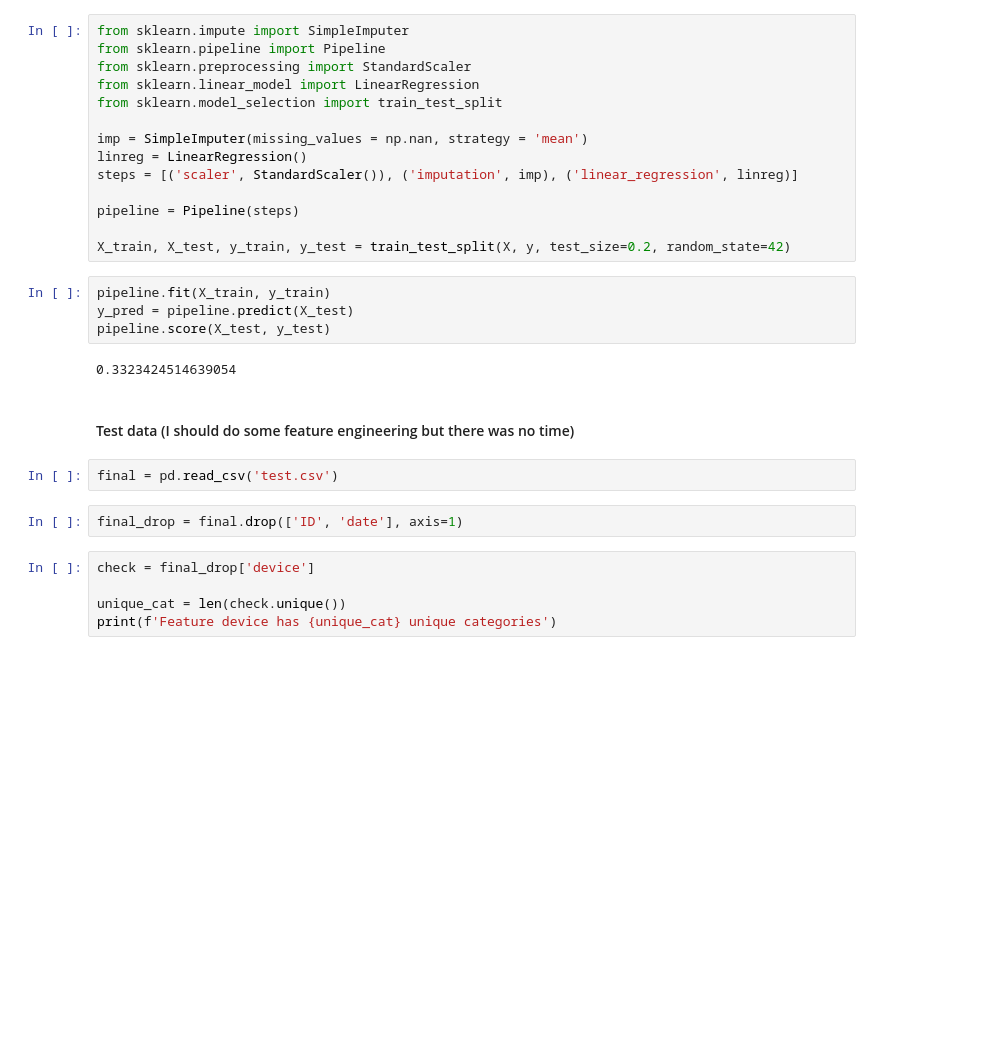
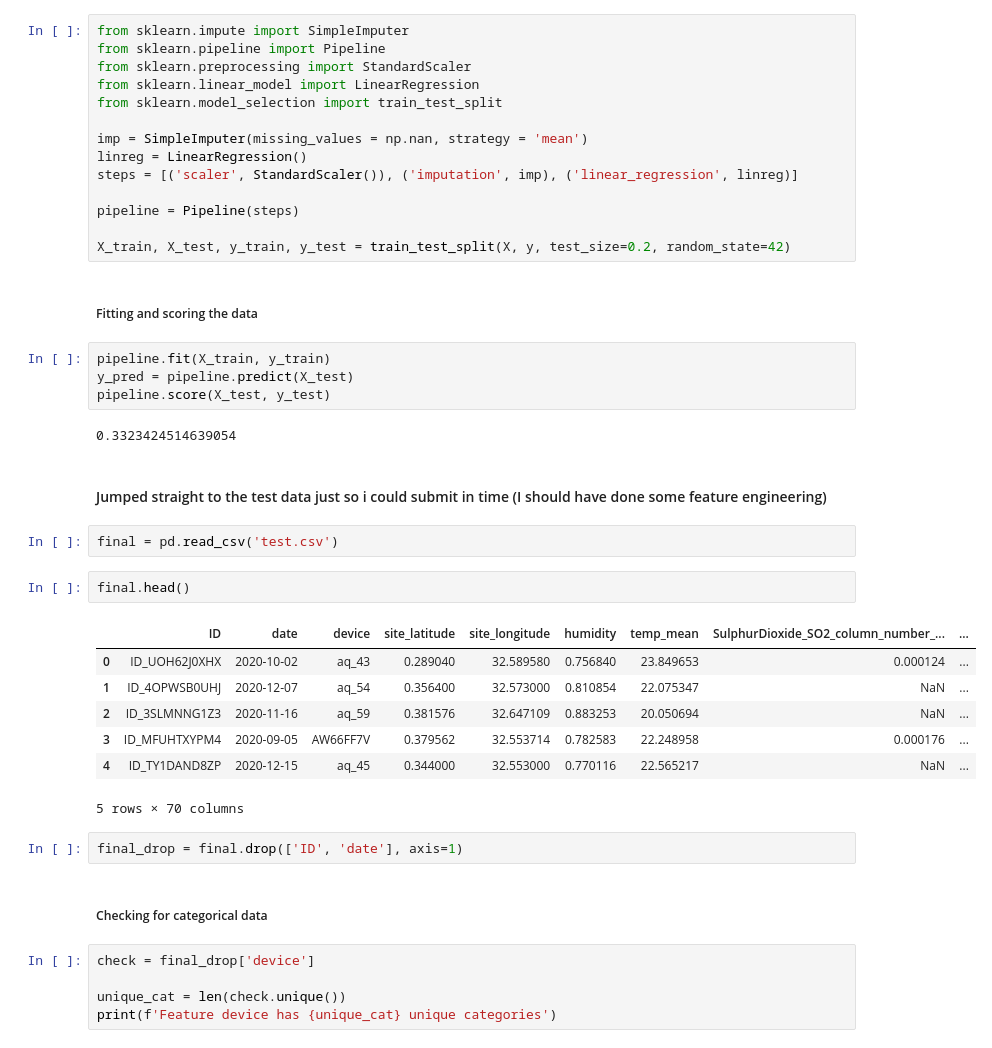
Before and after one commit to michaelbabajide/zindi-competitions, a Jupyter notebook: train.ipynb, the cells around one changed output. Saved outputs shown, nothing was run; the diff lists cells and outputs as text; blank space fills up the shorter version.

```diff
--- a/train.ipynb
+++ b/train.ipynb
@@ -164,18 +168,32 @@ steps = [('scaler', StandardScaler()), ('imputation', imp), ('linear_regression'
 pipeline = Pipeline(steps)
 
 X_train, X_test, y_train, y_test = train_test_split(X, y, test_size=0.2, random_state=42)
+# %% [markdown]
+##### Fitting and scoring the data
 # %%
 pipeline.fit(X_train, y_train)
 y_pred = pipeline.predict(X_test)
 pipeline.score(X_test, y_test)
 # %% [output]
 0.3323424514639054
-# %% [markdown]
-#### Test data (I should do some feature engineering but there was no time)
+# %% [markdown]
+#### Jumped straight to the test data just so i could submit in time (I should have done some feature engineering)
 # %%
 final = pd.read_csv('test.csv')
+# %%
+final.head()
+# %% [output]
+|  | ID | date | device | site_latitude | site_longitude | humidity | temp_mean | SulphurDioxide_SO2_column_number_... | ... |
+| 0 | ID_UOH62J0XHX | 2020-10-02 | aq_43 | 0.289040 | 32.589580 | 0.756840 | 23.849653 | 0.000124 | ... |
+| 1 | ID_4OPWSB0UHJ | 2020-12-07 | aq_54 | 0.356400 | 32.573000 | 0.810854 | 22.075347 | NaN | ... |
+| 2 | ID_3SLMNNG1Z3 | 2020-11-16 | aq_59 | 0.381576 | 32.647109 | 0.883253 | 20.050694 | NaN | ... |
+| 3 | ID_MFUHTXYPM4 | 2020-09-05 | AW66FF7V | 0.379562 | 32.553714 | 0.782583 | 22.248958 | 0.000176 | ... |
+| 4 | ID_TY1DAND8ZP | 2020-12-15 | aq_45 | 0.344000 | 32.553000 | 0.770116 | 22.565217 | NaN | ... |
+5 rows × 70 columns
 # %%
 final_drop = final.drop(['ID', 'date'], axis=1)
+# %% [markdown]
+##### Checking for categorical data
 # %%
 check = final_drop['device']
 
```
Also changed, not shown: parts of 5 cells of this notebook.
